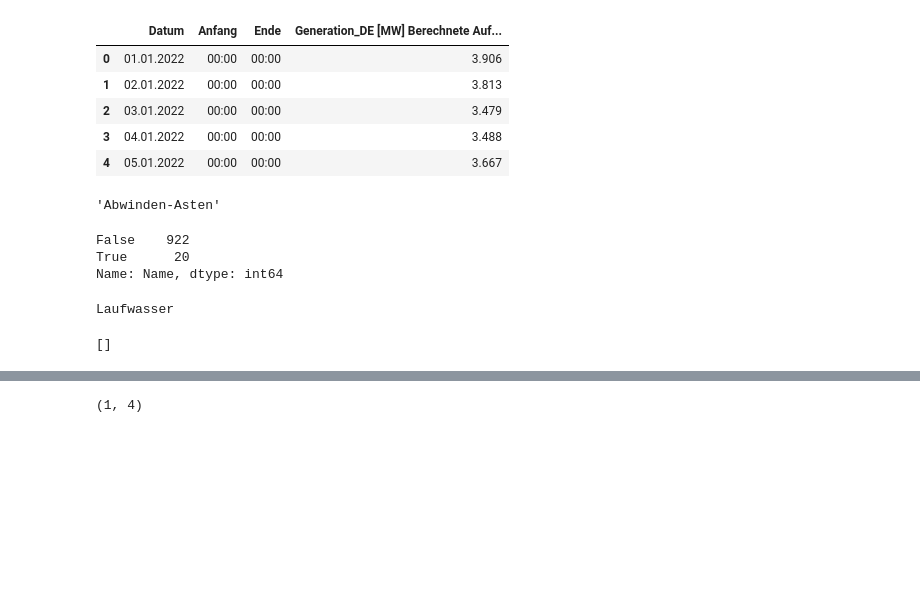
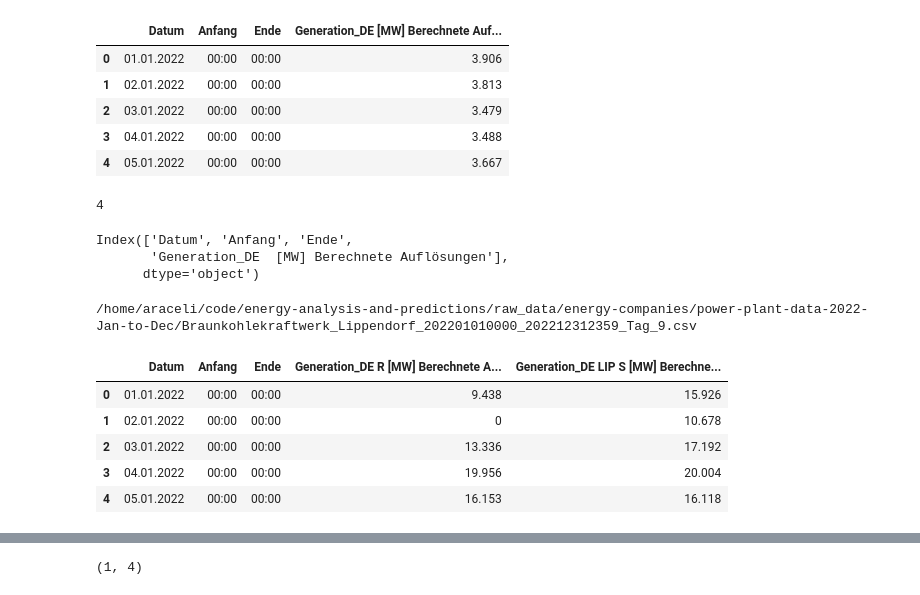
Before and after one commit to Arassc/energy-analysis-and-predictions, a Jupyter notebook: notebooks/power_data_test.ipynb, the cells around one changed output, grey strips where cells are left out. Drawn from its saved outputs; the diff is of its cells as text; code cells hidden in the pictures; blank space fills up the shorter version.

```diff
--- a/notebooks/power_data_test.ipynb
+++ b/notebooks/power_data_test.ipynb
@@ -152,27 +161,24 @@ test_1.head()
 | 2 | 03.01.2022 | 00:00 | 00:00 | 3.479 |
 | 3 | 04.01.2022 | 00:00 | 00:00 | 3.488 |
 | 4 | 05.01.2022 | 00:00 | 00:00 | 3.667 |
-# %%
-x=power_plant_list[0].split('_')[0]
-x
-# %% [output]
-'Abwinden-Asten'
-# %%
-energy_sectors['Name'].isna().value_counts()
-# %% [output]
-False    922
-True      20
-Name: Name, dtype: int64
-# %%
-energy_sectors = energy_sectors.dropna()
-condition = energy_sectors['Name'].str.contains(x)
-# condition = energy_sectors['Name']==x
-company_df = energy_sectors[condition]
-company_sector = company_df['Energy_Source'].values[0]
-print(company_sector )
-#energy_sectors['Name'].str.contains(x).any()
-#dict_companies[company_sector].append(test_1)
-dict_companies['Abfall']
-# %% [output]
-Laufwasser
-[]
+# %%
+print(len(df.columns))
+df.columns
+# %% [output]
+4
+Index(['Datum', 'Anfang', 'Ende',
+       'Generation_DE  [MW] Berechnete Auflösungen'],
+      dtype='object')
+# %%
+filename = os.path.join(ENERGY_COMPANIES_FOLDER, power_plant_list[4])
+print(filename)
+df = pd.read_csv(filename, delimiter=';')
+df.head()
+# %% [output]
+/home/araceli/code/energy-analysis-and-predictions/raw_data/energy-companies/power-plant-data-2022-Jan-to-Dec/Braunkohlekraftwerk_Lippendorf_202201010000_202212312359_Tag_9.csv
+|  | Datum | Anfang | Ende | Generation_DE R [MW] Berechnete A... | Generation_DE LIP S [MW] Berechne... |
+| 0 | 01.01.2022 | 00:00 | 00:00 | 9.438 | 15.926 |
+| 1 | 02.01.2022 | 00:00 | 00:00 | 0 | 10.678 |
+| 2 | 03.01.2022 | 00:00 | 00:00 | 13.336 | 17.192 |
+| 3 | 04.01.2022 | 00:00 | 00:00 | 19.956 | 20.004 |
+| 4 | 05.01.2022 | 00:00 | 00:00 | 16.153 | 16.118 |
```
Also changed, not shown: parts of 8 cells of this notebook, 1 other file.
